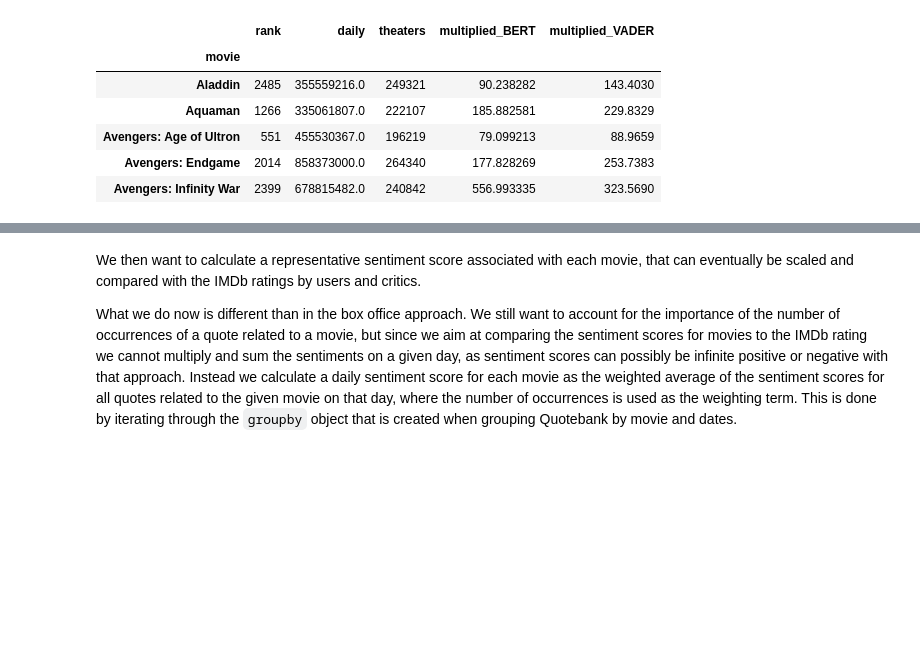
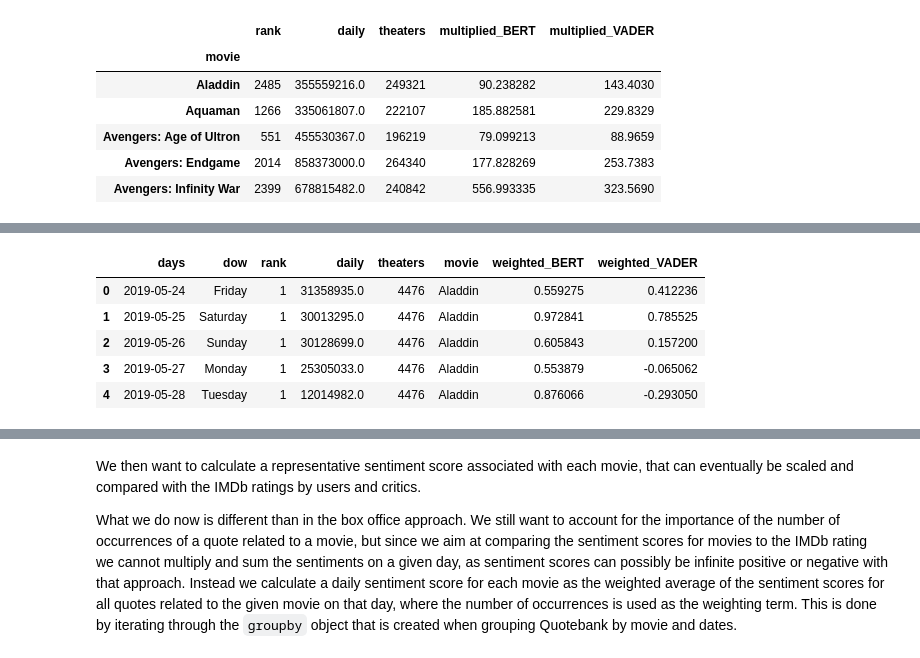
Before and after one commit to epfl-ada/ada-2021-project-f-jab, a Jupyter notebook: RQ2.ipynb, the cells around one changed output, grey strips where cells are left out. Saved outputs shown, nothing was run; the diff lists cells and outputs as text; code cells hidden in the pictures; blank space fills up the shorter version.

```diff
--- a/RQ2.ipynb
+++ b/RQ2.ipynb
@@ -352,0 +355,18 @@ merged_df_boxOffice = merged_df
+# %%
+sent_cause_box = {}
+#box_cause_sent = {}
+
+for i, movie in enumerate(merged_df.movie.unique()):
+    print(f"\n {movie}")
+    time_series = merged_df[merged_df.movie == movie].set_index('days')
+    try:
+        gcm = grangers_causation_matrix(time_series[['daily', 'multiplied_BERT']], variables = ['daily', 'multiplied_BERT'], verbose=True)
+
+        sent_box = gcm.loc['daily_y', 'multiplied_BERT_x']
+        sent_cause_box[movie] = (sent_box, sent_box < 0.05)
+
+        #box_sent = gcm.loc['multiplied_BERT_y', 'daily_x']
+        #box_cause_sent[movie] = (box_sent, box_sent < 0.05)
+
+    except:
+        pass
@@ -352,0 +454,15 @@ merged_df_boxOffice = merged_df
+# %%
+temp_BERT = {}
+temp_VADER = {}
+
+for (movie, date), subframe in tqdm(df_Quotebank.groupby(['movie', 'days'])):
+    weighted_average_BERT = (subframe.numOccurrences * subframe.positive_BERT_score).sum() / subframe.numOccurrences.sum()
+    weighted_average_VADER = (subframe.numOccurrences * subframe.VADER_score).sum() / subframe.numOccurrences.sum()
+
+    temp_BERT[(movie, date)] = weighted_average_BERT
+    temp_VADER[(movie, date)] = weighted_average_VADER
+
+wAvg_per_day = pd.DataFrame([pd.Series(temp_BERT), pd.Series(temp_VADER)]).T
+wAvg_per_day = wAvg_per_day.rename(columns={0: 'weighted_BERT', 1: 'weighted_VADER'})
+wAvg_per_day.index.names = ['movie', 'days']
+wAvg_per_day
@@ -352,0 +484,10 @@ merged_df_boxOffice = merged_df
+# %%
+new_merged_df = df_boxOffice.drop('special events', axis=1).merge(wAvg_per_day, on=['movie', 'days'], how='left')
+new_merged_df.head()
+# %% [output]
+|  | days | dow | rank | daily | theaters | movie | weighted_BERT | weighted_VADER |
+| 0 | 2019-05-24 | Friday | 1 | 31358935.0 | 4476 | Aladdin | 0.559275 | 0.412236 |
+| 1 | 2019-05-25 | Saturday | 1 | 30013295.0 | 4476 | Aladdin | 0.972841 | 0.785525 |
+| 2 | 2019-05-26 | Sunday | 1 | 30128699.0 | 4476 | Aladdin | 0.605843 | 0.157200 |
+| 3 | 2019-05-27 | Monday | 1 | 25305033.0 | 4476 | Aladdin | 0.553879 | -0.065062 |
+| 4 | 2019-05-28 | Tuesday | 1 | 12014982.0 | 4476 | Aladdin | 0.876066 | -0.293050 |
```
Also changed, not shown: parts of 47 cells of this notebook, 4 other files.
